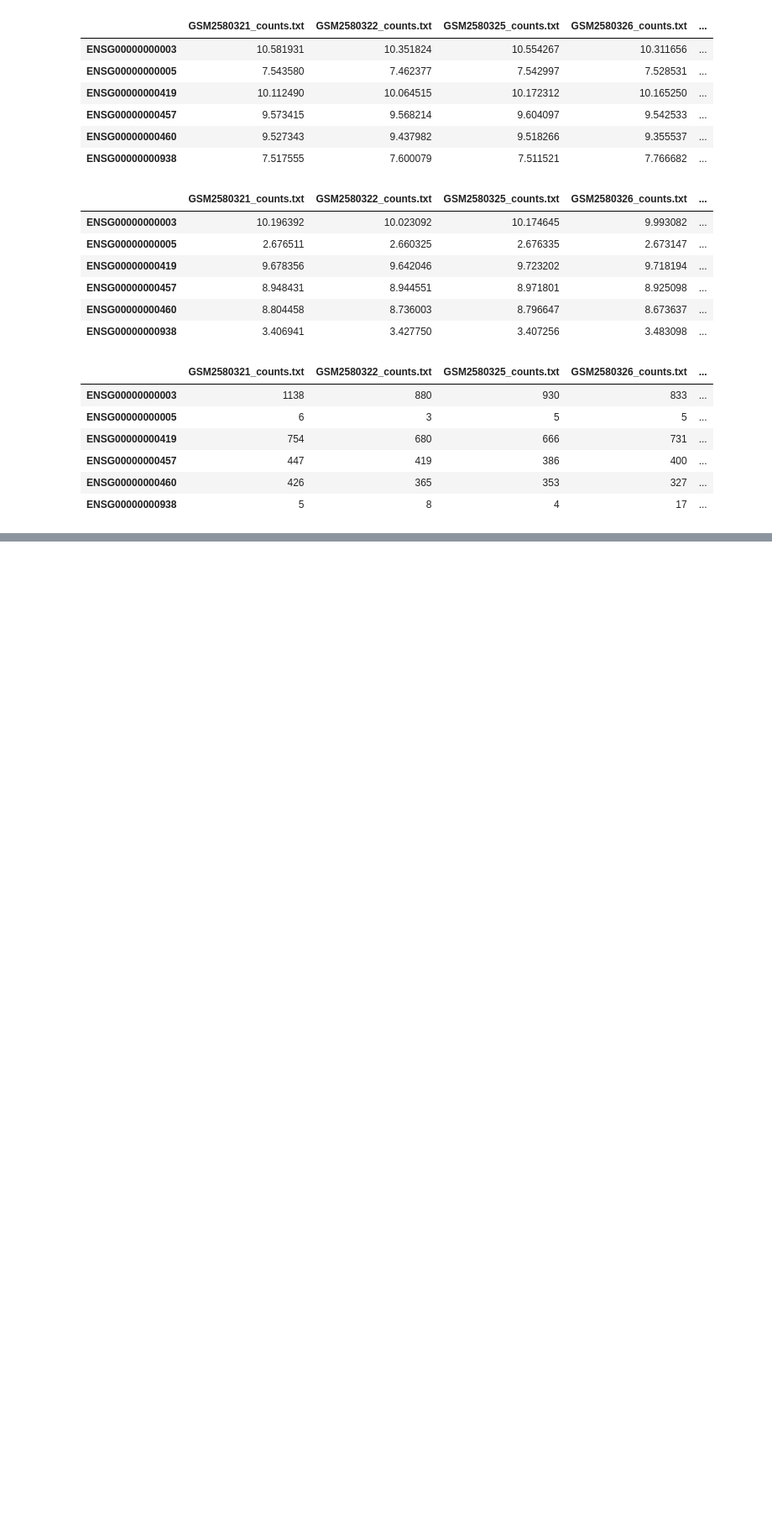
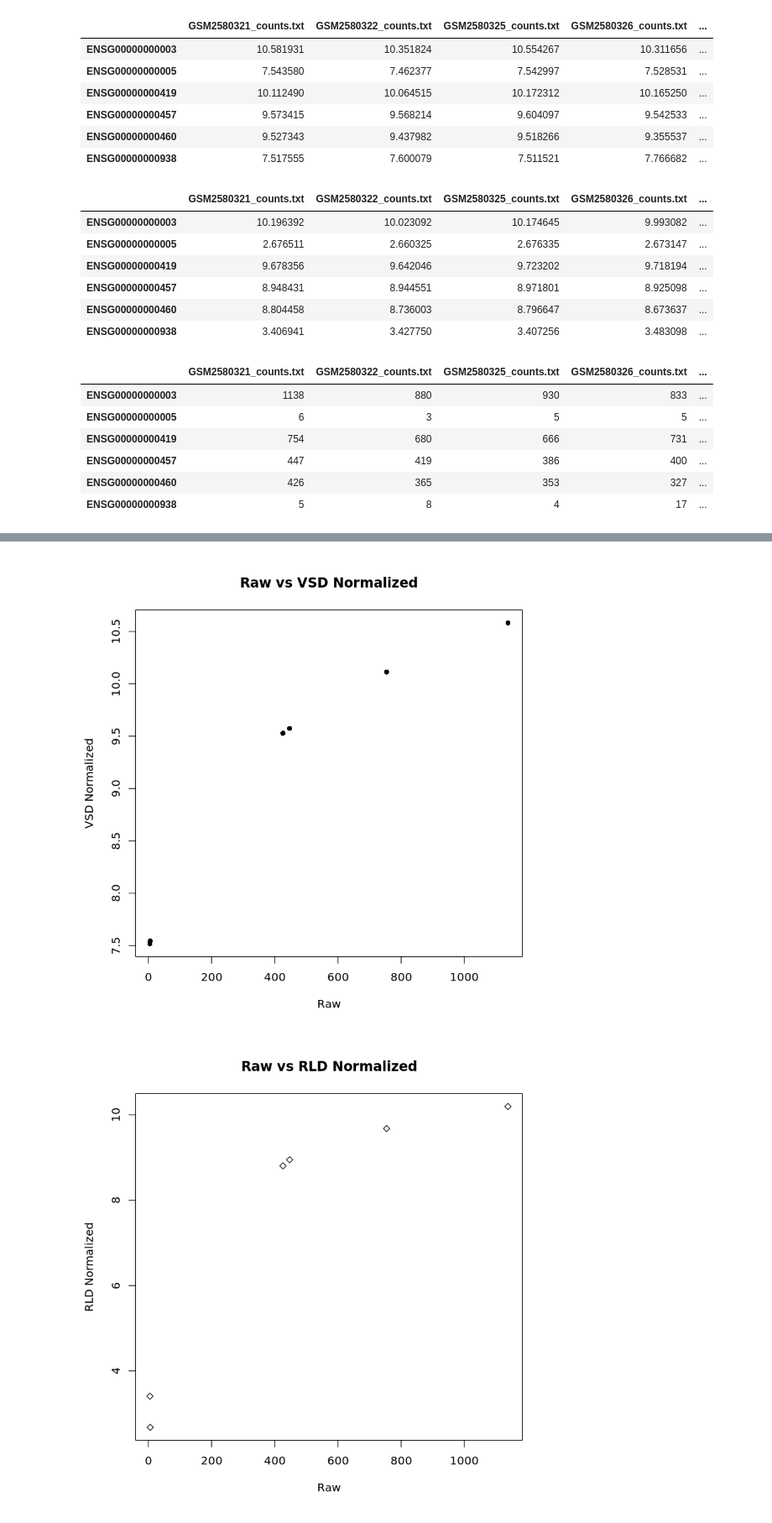
Before and after one commit to turoger/Applied-Bioinformatics-HW, a Jupyter notebook: Unit2-RNAseq/3.5_DESeq2_expression_analysis.ipynb, the cells around one changed output, grey strips where cells are left out. Shown at 84% size. Saved outputs shown, nothing was run; the diff lists cells and outputs as text; code cells hidden in the pictures; blank space fills up the shorter version.

```diff
--- a/Unit2-RNAseq/3.5_DESeq2_expression_analysis.ipynb
+++ b/Unit2-RNAseq/3.5_DESeq2_expression_analysis.ipynb
@@ -202,0 +201,12 @@ library(ggplot2)
+# %%
+vsd.col <- vsd[1:6,c(1)]
+rld.col <- rld[1:6,c(1)]
+dds.col <- dds1[1:6,c(1)]
+#to check if tables are subsetted properly
+#assay(vsd.col);assay(rld.col);assay(dds.col)
+
+ddsxvsd <- cbind(assay(dds.col), assay(vsd.col))
+ddsxrld <- cbind(assay(dds.col), assay(rld.col))
+
+ddsxvsd
+ddsxrld
@@ -202,0 +228,6 @@ library(ggplot2)
+# %%
+plot(ddsxvsd, pch = 16, main = 'Raw vs VSD Normalized', xlab = 'Raw', ylab = 'VSD Normalized')
+plot(ddsxrld, pch = 23, main = 'Raw vs RLD Normalized', xlab = 'Raw', ylab = 'RLD Normalized')
+# %% [output]
+[figure, added]
+[figure, added]
```
Also changed, not shown: parts of 2 cells of this notebook, 3 other files.
